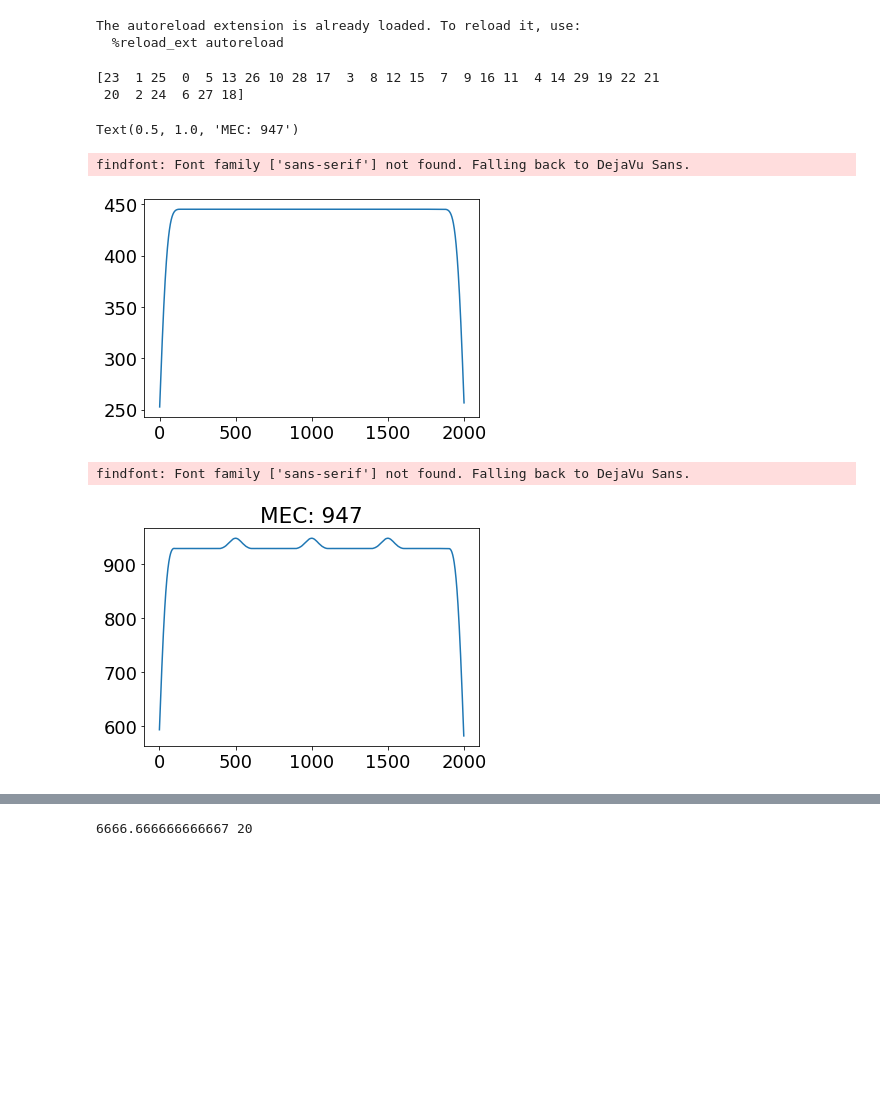
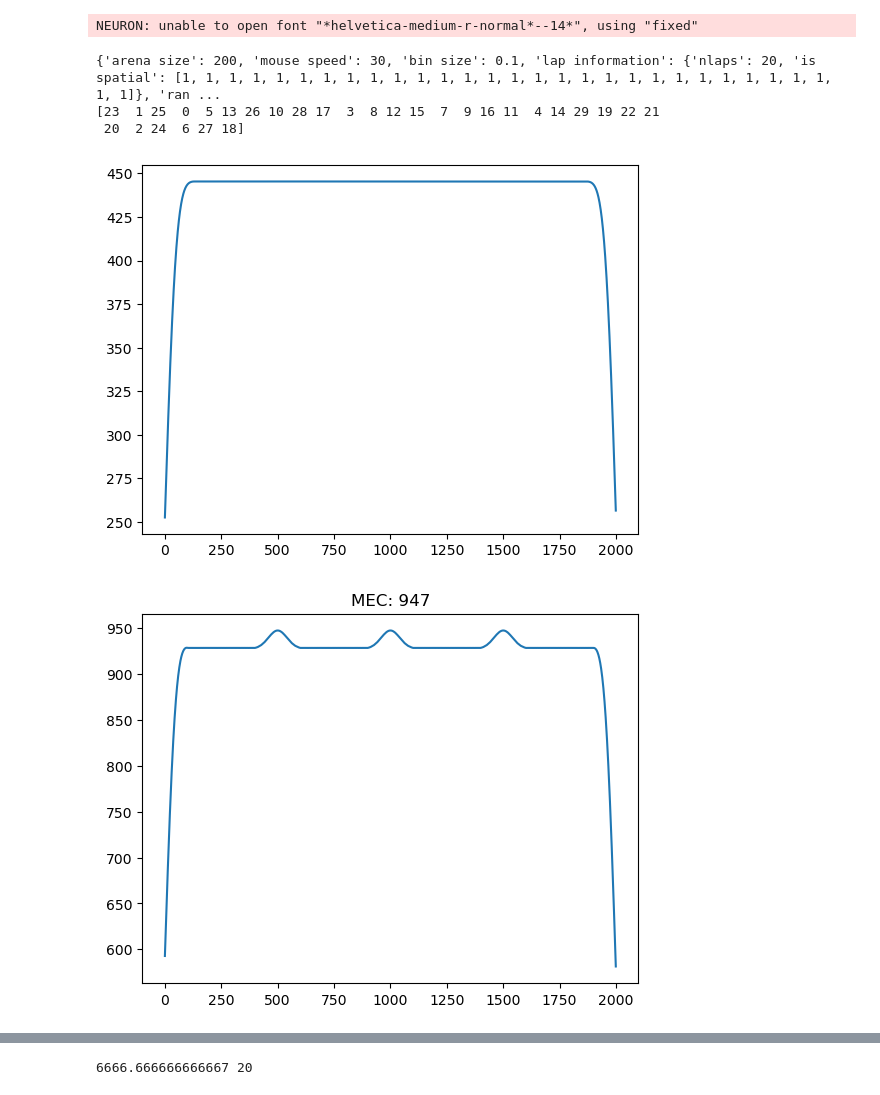
Before and after one commit to soltesz-lab/ca3_biophysical, a Jupyter notebook: notebooks/training.ipynb, the cells around one changed output, grey strips where cells are left out. Drawn from its saved outputs; the diff is of its cells as text; code cells hidden in the pictures; blank space fills up the shorter version.

```diff
--- a/notebooks/training.ipynb
+++ b/notebooks/training.ipynb
@@ -6,7 +6,12 @@ import pickle as pkl
 import matplotlib
 import matplotlib.pyplot as plt
 
-sys.path.append('utils')
+from os.path import expanduser
+home = expanduser("~")
+model_home = os.path.join(home, 'src/model/ca3_biophysical/')
+sys.path.append(os.path.join(home, 'src/model/ca3_biophysical/utils'))
+sys.path.append(os.path.join(home, 'src/model/ca3_biophysical/cells'))
+
 from SetupConnections import *
 from NeuronCircuit import Circuit
 from analysis_utils import baks
@@ -23,8 +28,7 @@ matplotlib.rc('font', **font)
 %load_ext autoreload
 %autoreload 2
 # %% [output]
-The autoreload extension is already loaded. To reload it, use:
-  %reload_ext autoreload
+NEURON: unable to open font "*helvetica-medium-r-normal*--14*", using "fixed"
 # %%
 # f = open('../../mpl_rcparams.pkl', 'rb')
 # file = pkl.load(f)
@@ -42,50 +46,49 @@ matplotlib.rcParams.update(matplotlib.rcParamsDefault)
 delay = 500.
 dt = 0.1
 
-ar = Arena('params/arenaparams.yaml')
+params_path = os.path.join(model_home, 'params')
+ar = Arena(os.path.join(params_path, 'arenaparams.yaml'))
 ar.generate_population_firing_rates()
 ar.generate_cue_firing_rates('LEC', 1.0)
-
+print(ar.params['Arena'])
 cued = True
 ar.generate_spike_times('MF', dt=dt, delay=delay)
 ar.generate_spike_times('MEC', dt=dt, delay=delay)
 ar.generate_spike_times('LEC', dt=dt, delay=delay, cued=cued)
 ar.generate_spike_times('Background', dt=dt, delay=delay)
 # %% [output]
+{'arena size': 200, 'mouse speed': 30, 'bin size': 0.1, 'lap information': {'nlaps': 20, 'is spatial': [1, 1, 1, 1, 1, 1, 1, 1, 1, 1, 1, 1, 1, 1, 1, 1, 1, 1, 1, 1, 1, 1, 1, 1, 1, 1, 1, 1, 1, 1]}, 'ran ...
 [23  1 25  0  5 13 26 10 28 17  3  8 12 15  7  9 16 11  4 14 29 19 22 21
  20  2 24  6 27 18]
 # %%
-from copy import deepcopy
 
-total_fr = []
+total_fr = None
 plt.figure()
 for i in range(400):
-    fr = deepcopy(ar.cell_information['MF']['cell info'][i]['firing rate'])
+    fr = ar.cell_information['MF']['cell info'][i]['firing rate']
     if i == 0:
         total_fr = fr
     else:
         total_fr += fr
 plt.plot(total_fr)
-
+plt.show()
 
 
 total_fr = []
 for i in range(200):
-    fr = deepcopy(ar.cell_information['MEC']['cell info'][i]['firing rate'])
+    fr = ar.cell_information['MEC']['cell info'][i]['firing rate']
     if i == 0:
         total_fr = fr
     else:
         total_fr += fr
 
 plt.figure()
 plt.plot(total_fr)
 plt.title('MEC: %i' % np.max(total_fr))
+plt.show();
 # %% [output]
-Text(0.5, 1.0, 'MEC: 947')
-findfont: Font family ['sans-serif'] not found. Falling back to DejaVu Sans.
-[figure, old version]
+[figure, new version]
-findfont: Font family ['sans-serif'] not found. Falling back to DejaVu Sans.
-[figure, old version]
+[figure, new version]
 # %%
 fr = ar.cell_information['LEC']['cell info'][0]['firing rate']
 
```
Also changed, not shown: parts of 25 cells of this notebook, 8 other files.
